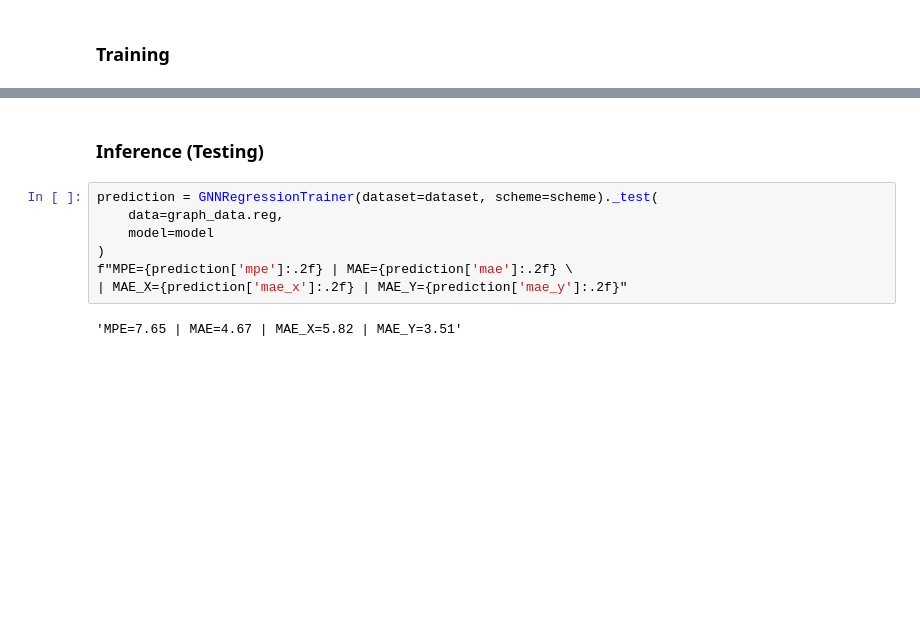
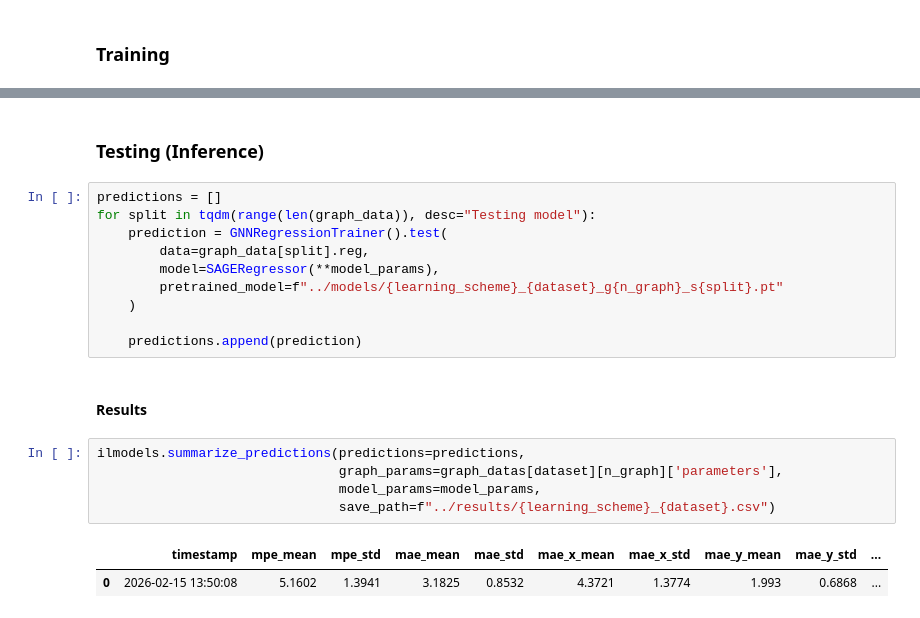
Before and after one commit to mfpscidev/indoorloc-inductive-gnn, a Jupyter notebook: notebooks/evaluation.ipynb, the cells around one changed output, grey strips where cells are left out. Cells and saved outputs as stored; diff of their text form; blank space fills up the shorter version.

```diff
--- a/notebooks/evaluation.ipynb
+++ b/notebooks/evaluation.ipynb
@@ -270,11 +253,22 @@ Epoch 500 => Train Loss: 0.0117 | Validation Loss: 3.8980
 # %% [markdown]
-### Inference (Testing)
+### Testing (Inference)
 # %%
-prediction = GNNRegressionTrainer(dataset=dataset, scheme=scheme)._test(
-    data=graph_data.reg,
-    model=model
-)
-f"MPE={prediction['mpe']:.2f} | MAE={prediction['mae']:.2f} \
-| MAE_X={prediction['mae_x']:.2f} | MAE_Y={prediction['mae_y']:.2f}"
+predictions = []
+for split in tqdm(range(len(graph_data)), desc="Testing model"):
+    prediction = GNNRegressionTrainer().test(
+        data=graph_data[split].reg,
+        model=SAGERegressor(**model_params),
+        pretrained_model=f"../models/{learning_scheme}_{dataset}_g{n_graph}_s{split}.pt"
+    )
+
+    predictions.append(prediction)
-# %% [output]
-'MPE=7.65 | MAE=4.67 | MAE_X=5.82 | MAE_Y=3.51'
+# %% [markdown]
+#### Results
+# %%
+ilmodels.summarize_predictions(predictions=predictions,
+                               graph_params=graph_datas[dataset][n_graph]['parameters'],
+                               model_params=model_params,
+                               save_path=f"../results/{learning_scheme}_{dataset}.csv")
+# %% [output]
+|  | timestamp | mpe_mean | mpe_std | mae_mean | mae_std | mae_x_mean | mae_x_std | mae_y_mean | mae_y_std | ... |
+| 0 | 2026-02-15 13:50:08 | 5.1602 | 1.3941 | 3.1825 | 0.8532 | 4.3721 | 1.3774 | 1.993 | 0.6868 | ... |
```
Also changed, not shown: parts of 10 cells of this notebook.
